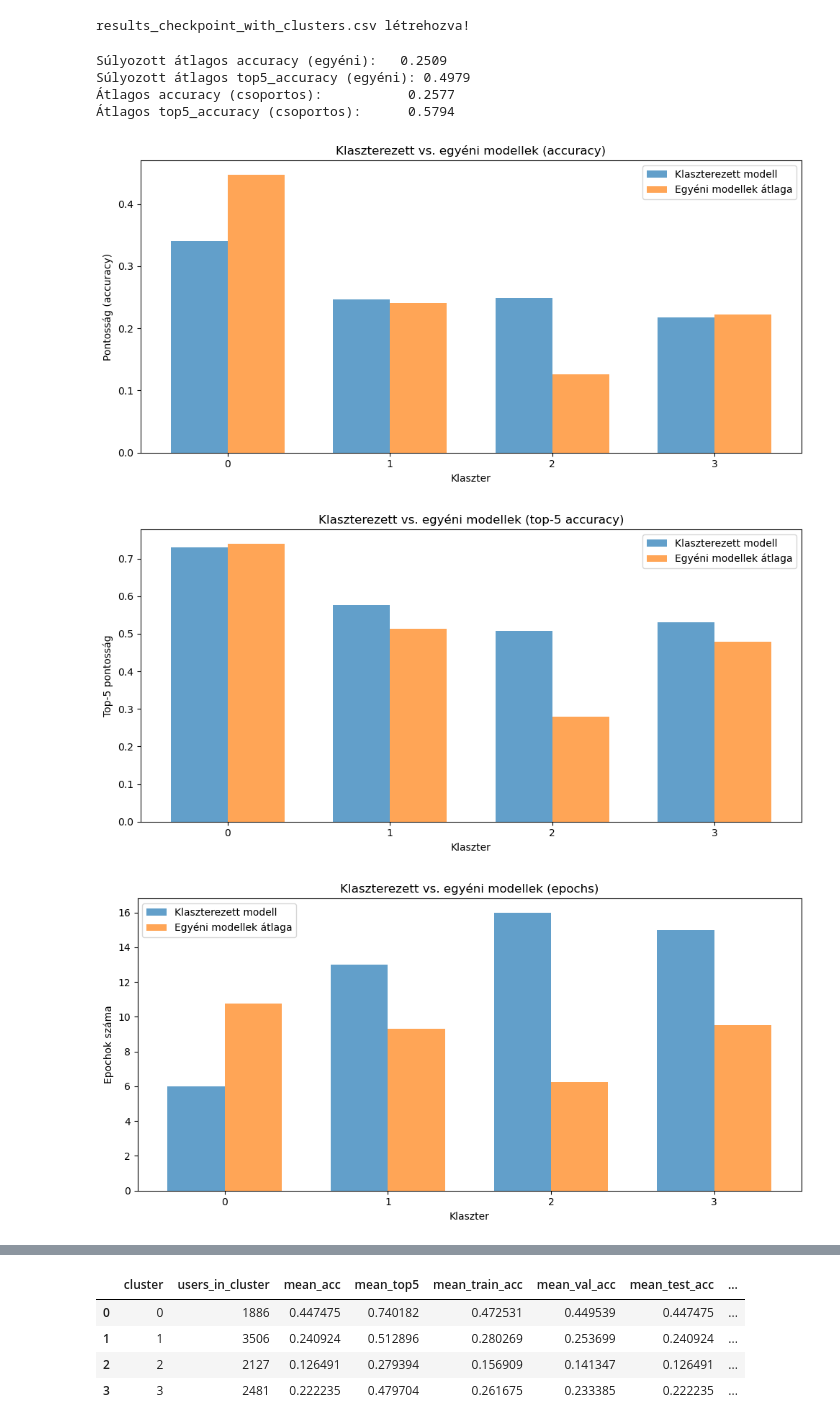
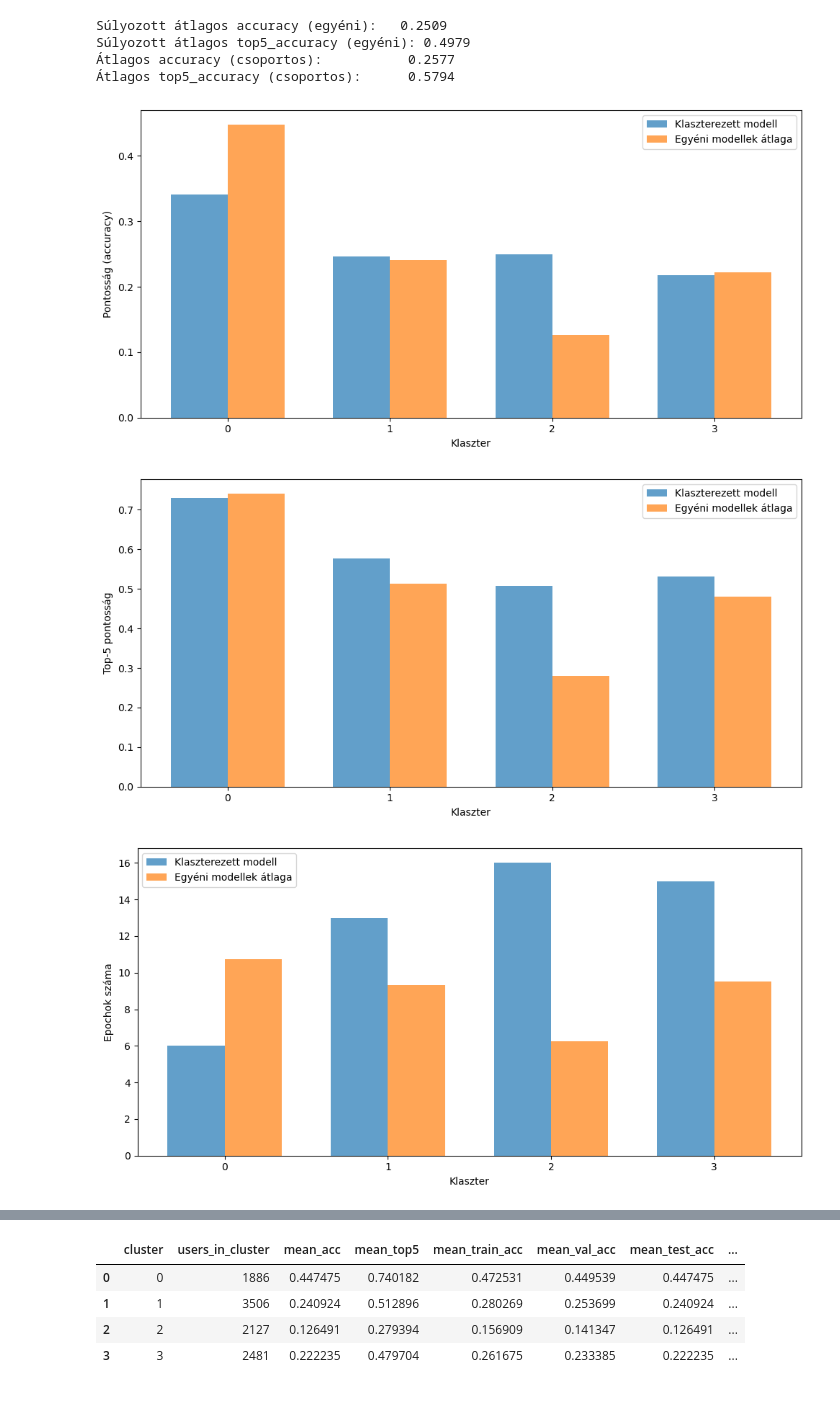
Before and after one commit to BJanka2000/Szakdolgozat-2025, a Jupyter notebook: visualisations.ipynb, the cells around one changed output, grey strips where cells are left out. Saved outputs shown, nothing was run; the diff lists cells and outputs as text; code cells hidden in the pictures.

```diff
--- a/visualisations.ipynb
+++ b/visualisations.ipynb
@@ -12,10 +12,8 @@ clusters_df = pd.read_csv("cluster/user_clusters.csv")
 results_w_cluster = results_df.merge(clusters_df, on="uid", how="left")
 
 # új CSV mentése
-results_w_cluster.to_csv("results_checkpoint_with_clusters.csv", index=False)
-print("results_checkpoint_with_clusters.csv létrehozva!")
+#results_w_cluster.to_csv("results_checkpoint_with_clusters.csv", index=False)
+#print("results_checkpoint_with_clusters.csv létrehozva!")
-# %% [output]
-results_checkpoint_with_clusters.csv létrehozva!
 # %%
 # --- Beolvasás ---
 cluster_df = pd.read_csv("cluster/results_clusters.csv")
@@ -81,39 +79,39 @@ plt.bar([i + bar_width for i in x], compare_df["mean_acc"], width=bar_width, lab
 plt.xticks([i + bar_width/2 for i in x], compare_df["cluster"])
 plt.xlabel("Klaszter")
 plt.ylabel("Pontosság (accuracy)")
-plt.title("Klaszterezett vs. egyéni modellek (accuracy)")
+#plt.title("Klaszterezett vs. egyéni modellek (accuracy)")
 plt.legend()
 plt.tight_layout()
 plt.show()
 
 # Top-5 accuracy összevetés
 plt.figure(figsize=(10,5))
 plt.bar(x, compare_df["top5_accuracy"], width=bar_width, label="Klaszterezett modell", alpha=0.7)
 plt.bar([i + bar_width for i in x], compare_df["mean_top5"], width=bar_width, label="Egyéni modellek átlaga", alpha=0.7)
 plt.xticks([i + bar_width/2 for i in x], compare_df["cluster"])
 plt.xlabel("Klaszter")
 plt.ylabel("Top-5 pontosság")
-plt.title("Klaszterezett vs. egyéni modellek (top-5 accuracy)")
+#plt.title("Klaszterezett vs. egyéni modellek (top-5 accuracy)")
 plt.legend()
 plt.tight_layout()
 plt.show()
 
 # Epochszámok összevetése
 plt.figure(figsize=(10,5))
 plt.bar(x, compare_df["epochs_ran"], width=bar_width, label="Klaszterezett modell", alpha=0.7)
 plt.bar([i + bar_width for i in x], compare_df["mean_epochs"], width=bar_width, label="Egyéni modellek átlaga", alpha=0.7)
 plt.xticks([i + bar_width/2 for i in x], compare_df["cluster"])
 plt.xlabel("Klaszter")
 plt.ylabel("Epochok száma")
-plt.title("Klaszterezett vs. egyéni modellek (epochs)")
+#plt.title("Klaszterezett vs. egyéni modellek (epochs)")
 plt.legend()
 plt.tight_layout()
 plt.show()
 # %% [output]
 Súlyozott átlagos accuracy (egyéni):   0.2509
 Súlyozott átlagos top5_accuracy (egyéni): 0.4979
 Átlagos accuracy (csoportos):           0.2577
 Átlagos top5_accuracy (csoportos):      0.5794
-[figure, old version]
+[figure, new version]
-[figure, old version]
+[figure, new version]
-[figure, old version]
+[figure, new version]
```
Also changed, not shown: parts of 5 cells of this notebook, 1 other file.
